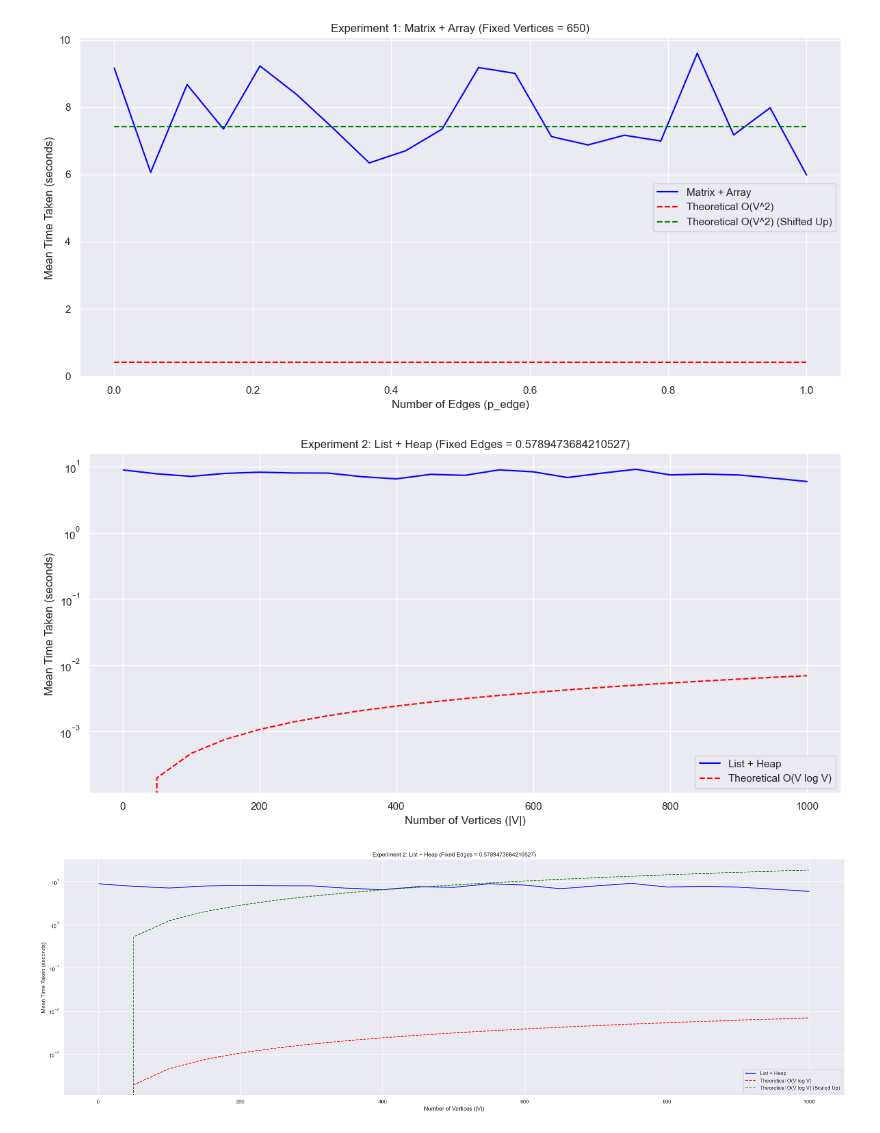
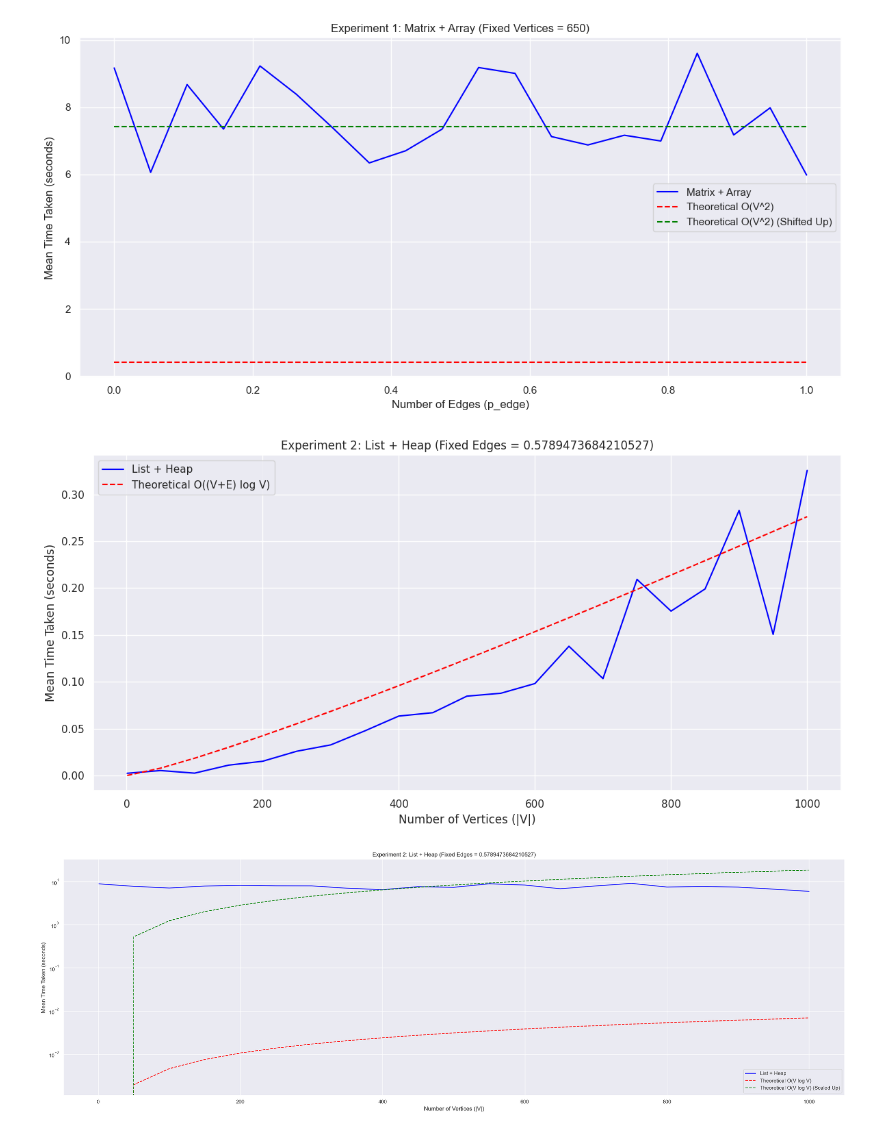
Before and after one commit to mrzzy/ntu-sc2001, a Jupyter notebook: class_2/results3.ipynb, the cells around one changed output. Cells and saved outputs as stored; diff of their text form; code cells hidden in the pictures.

Commit message:
fix(class_2): fix graphs for presentation

```diff
--- a/class_2/results3.ipynb
+++ b/class_2/results3.ipynb
@@ -300,38 +300,37 @@ experiment_2 = df[(df['graph_adj'] == 'list') &
                    (df['p_edge'] == fixed_edges)]
 
 # Grouping for Experiment 2
 grouped_experiment_2 = experiment_2.groupby(['n_vertex']).agg({
     'ram': ['mean', 'std'],
     'time': ['mean', 'std']
 }).reset_index()
 
 grouped_experiment_2.columns = ['n_vertex', 'mean_ram', 'std_ram', 'mean_time_taken', 'std_time_taken']
 
 # Generate the theoretical O(V log V) data
-scaling_factor = 1e-6  # Adjust this factor to better match the actual times
+scaling_factor = 4e-5 # Adjust this factor to better match the actual times
+
 grouped_experiment_2['theoretical_O_V_log_V'] = (grouped_experiment_2['n_vertex'] * np.log(grouped_experiment_2['n_vertex'])) * scaling_factor
 
 # Plotting
 plt.figure(figsize=(12, 6))
 
 # Plot for Experiment 2 with scaled O(V log V)
 sns.lineplot(data=grouped_experiment_2, x='n_vertex', y='mean_time_taken', label='List + Heap', color='blue')
-sns.lineplot(data=grouped_experiment_2, x='n_vertex', y='theoretical_O_V_log_V', label='Theoretical O(V log V)', color='red', linestyle='--')
+sns.lineplot(data=grouped_experiment_2, x='n_vertex', y='theoretical_O_V_log_V', label='Theoretical O((V+E) log V)', color='red', linestyle='--')
 
 # Apply logarithmic scale to the y-axis
-plt.yscale('log')
-
 # Title and labels
 plt.title(f'Experiment 2: List + Heap (Fixed Edges = {fixed_edges})')
 plt.xlabel('Number of Vertices (|V|)')
 plt.ylabel('Mean Time Taken (seconds)')
 plt.legend()
 plt.grid(True)
 
 plt.tight_layout()
 plt.show()
 # %% [output]
-[figure, old version]
+[figure, new version]
 # %%
 # Set the fixed number of edges
 fixed_edges = 0.5789473684210527  # or any desired number of edges
```
Also changed, not shown: parts of 7 cells of this notebook.
